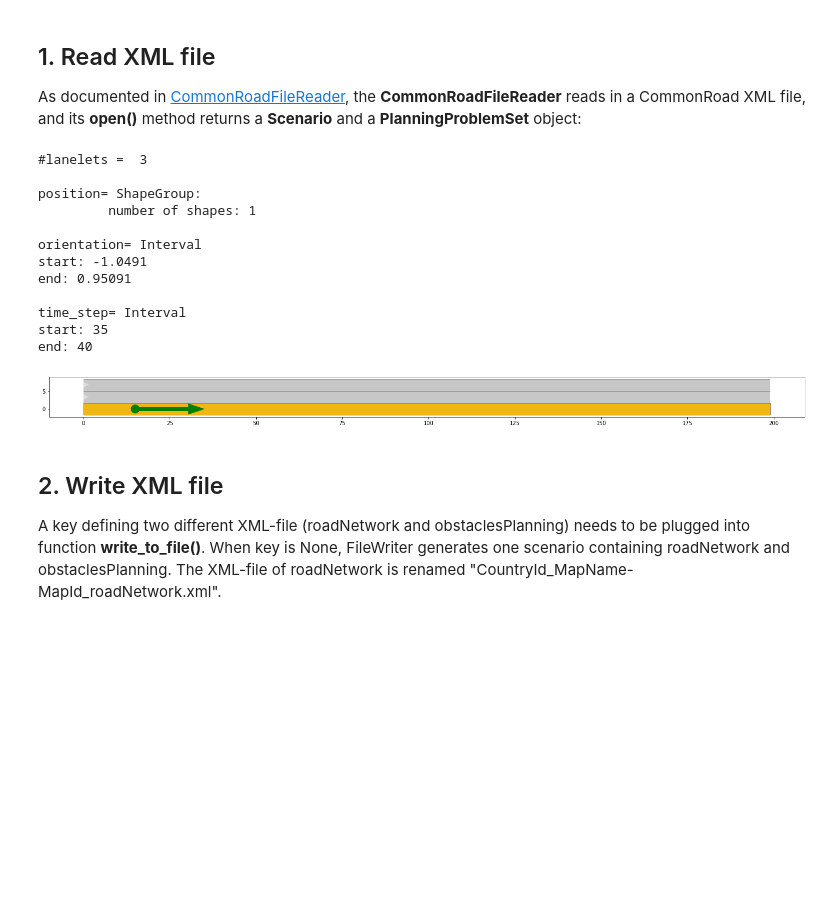
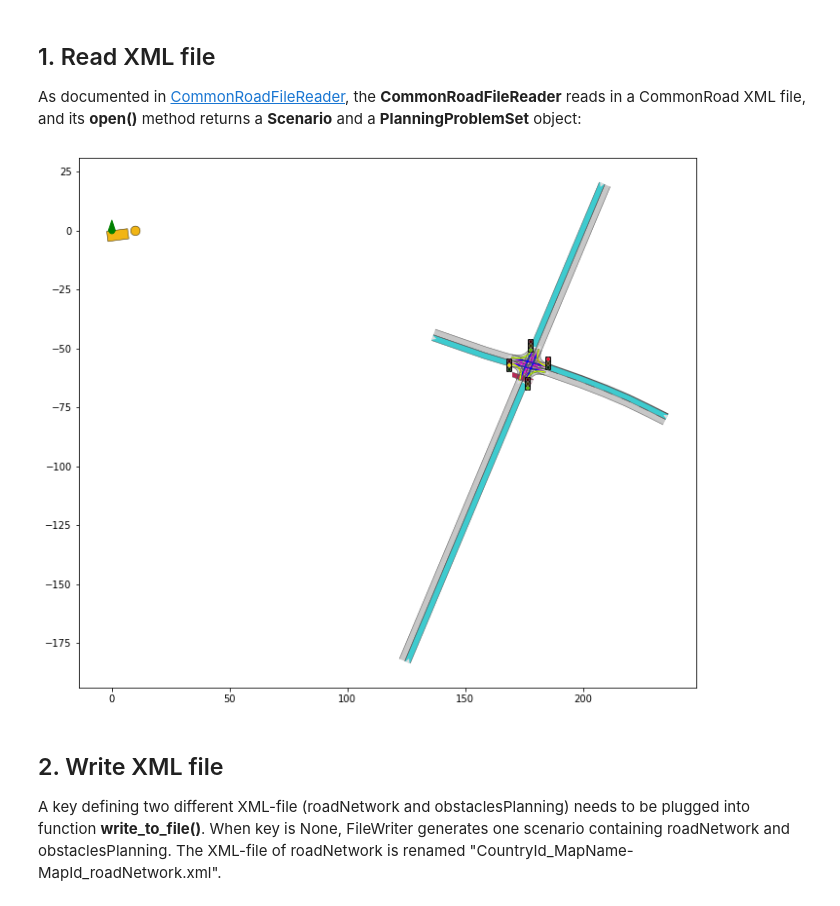
Before and after one commit to CommonRoad/commonroad-io, a Jupyter notebook: tutorials/seperate_obs_and_road/separate_obs_and_road.ipynb, the cells around one changed output. Cells and saved outputs as stored; diff of their text form; code cells hidden in the pictures; blank space fills up the shorter version.

```diff
--- a/tutorials/seperate_obs_and_road/separate_obs_and_road.ipynb
+++ b/tutorials/seperate_obs_and_road/separate_obs_and_road.ipynb
@@ -18,42 +18,30 @@ As documented in [CommonRoadFileReader](https://commonroad-io.readthedocs.io/en/
 # %%
 import os
 import matplotlib.pyplot as plt
 from IPython import display
 
 # import functions to read xml file and visualize commonroad objects
 from commonroad.common.file_reader import CommonRoadFileReader
 from commonroad.visualization.mp_renderer import MPRenderer
 
 # generate path of the file to be opened
-file_path = "./test/ZAM_Tutorial-1_2_T-1.xml"
+file_path = "./test/test_reading_intersection_traffic_sign.xml"
 
 # read in the scenario and planning problem set
 scenario, planning_problem_set = CommonRoadFileReader(file_path).open()
 
 # plot the scenario for 40 time step, here each time step corresponds to 0.1 second
 for i in range(0, 1):
     plt.figure(figsize=(25, 10))
     rnd = MPRenderer()
     # plot the scenario at different time step
     scenario.draw(rnd, draw_params={'time_begin': i})
     # plot the planning problem set
     planning_problem_set.draw(rnd)
     rnd.render()
-print(planning_problem_set.planning_problem_dict[100].goal.state_list[0])
+#print(planning_problem_set.planning_problem_dict[100].goal.state_list[0])
 # %% [output]
-#lanelets =  3
-
-position= ShapeGroup:
-         number of shapes: 1
-
-orientation= Interval
-start: -1.0491
-end: 0.95091
-
-time_step= Interval
-start: 35
-end: 40
-[figure, old version]
+[figure, new version]
 # %% [markdown]
 ## 2. Write XML file
 A key defining two different XML-file (roadNetwork and obstaclesPlanning) needs to be plugged into function **write_to_file()**. When key is None, FileWriter generates one scenario containing roadNetwork and obstaclesPlanning. The XML-file of roadNetwork is renamed "CountryId_MapName-MapId_roadNetwork.xml".
```
Also changed, not shown: parts of 4 cells of this notebook, 4 other files.
